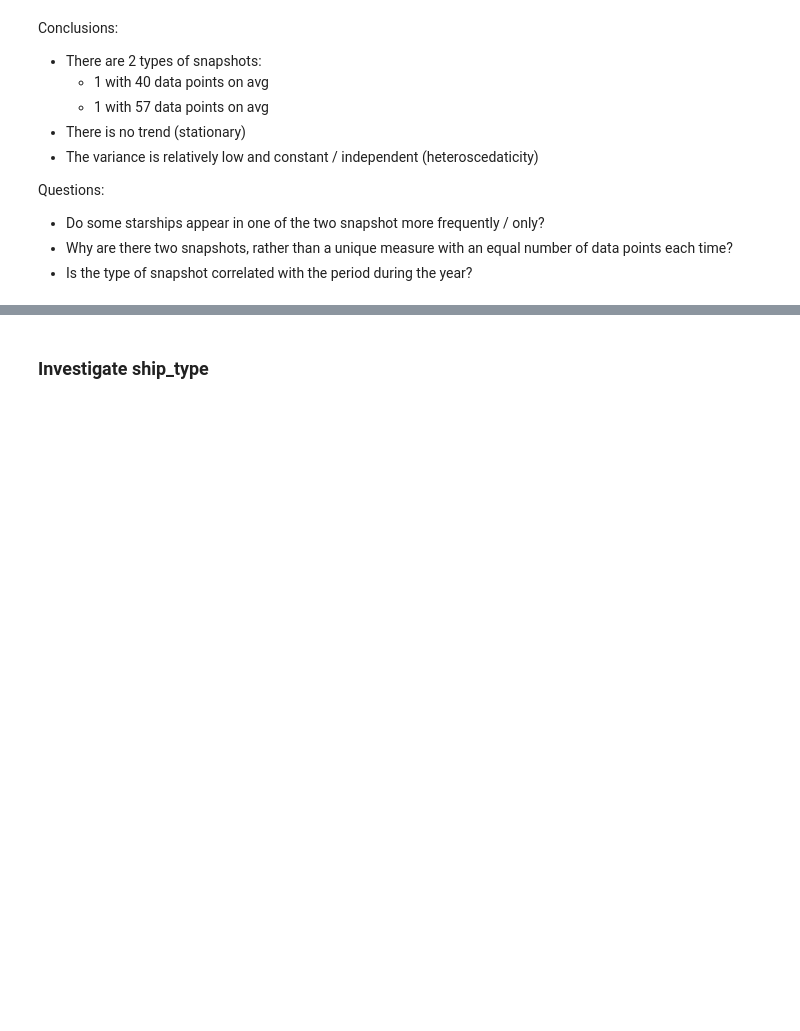
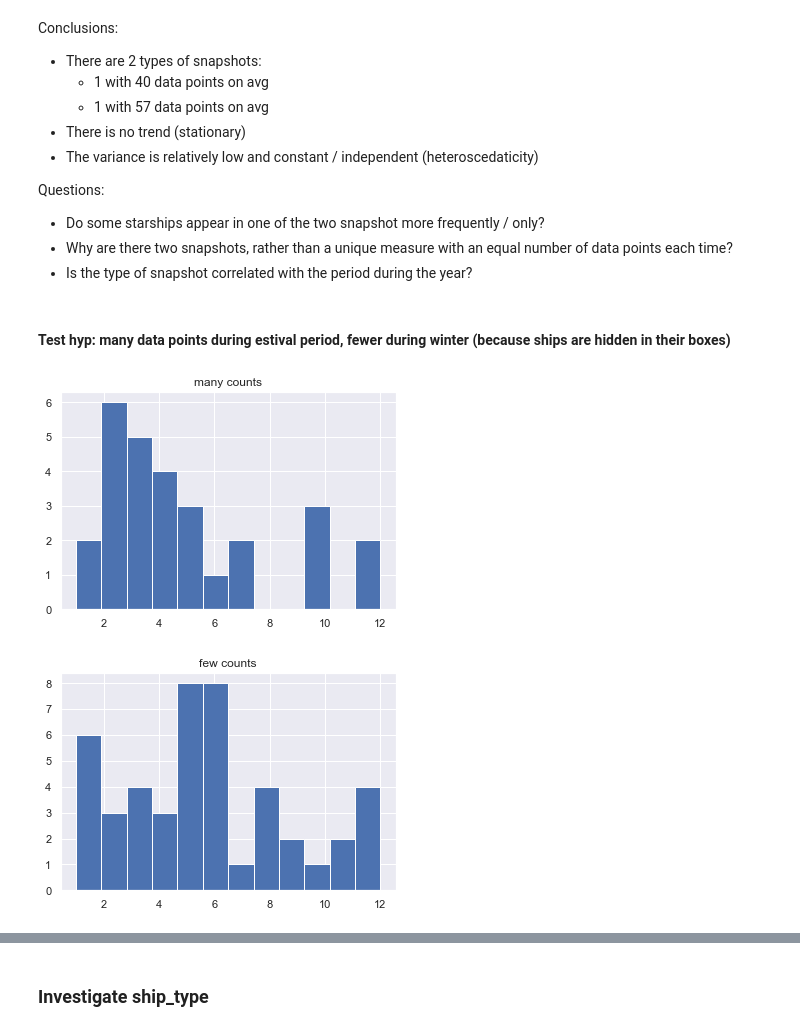
Before and after one commit to AlexisBogroff/geo_challenge, a Jupyter notebook: part_3_2_eda_exploration.ipynb, the cells around one changed output, grey strips where cells are left out. Cells and saved outputs as stored; diff of their text form; code cells hidden in the pictures; blank space fills up the shorter version.

Commit message:
Add study correlation count with date

```diff
--- a/part_3_2_eda_exploration.ipynb
+++ b/part_3_2_eda_exploration.ipynb
@@ -90,0 +89,20 @@ of data points each time?
+# %% [markdown]
+#### Test hyp: many data points during estival period, fewer during winter (because ships are hidden in their boxes)
+# %%
+COUNT_LIMIT = 50
+
+counts_by_date = data.groupby('date').count()
+ma_many_ships = counts_by_date['ship_type'] > COUNT_LIMIT
+months_many = counts_by_date[ma_many_ships].index.month
+plt.hist(months_many, bins=12)
+plt.title('many counts')
+plt.show()
+
+ma_few_ships = counts_by_date['ship_type'] < COUNT_LIMIT
+months_few = counts_by_date[ma_few_ships].index.month
+plt.hist(months_few, bins=12)
+plt.title('few counts')
+plt.show()
+# %% [output]
+[figure, added]
+[figure, added]
```
Also changed, not shown: parts of 6 cells of this notebook.
